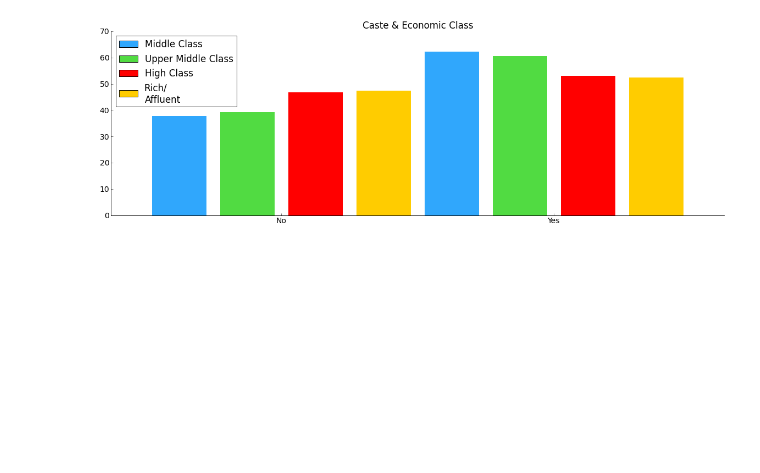
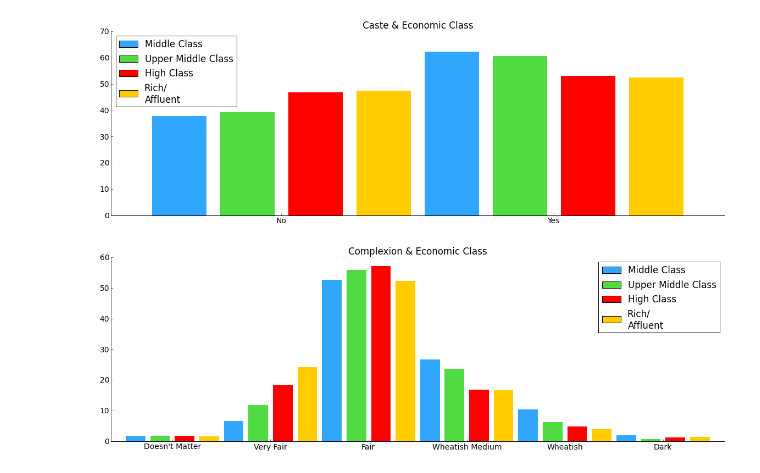
Before and after one commit to deadofied/ac299r, a Jupyter notebook: analysis_class.ipynb, the cells around one changed output. Drawn from its saved outputs; the diff is of its cells as text; code cells hidden in the pictures; blank space fills up the shorter version.

```diff
--- a/analysis_class.ipynb
+++ b/analysis_class.ipynb
@@ -153,6 +153,12 @@ profiles['values1']=profiles['values1'].map(lambda x: int(x) if not math.isnan(x
 profiles.values1.unique()
 # %% [output]
 array([  3.,  nan,   5.,   4.,   2.,   1.,   7.,   6.])
+# %%
+profiles.complexion1 = profiles.complexion1.replace({'Doesn\'t Matter':0, 'Very Fair ': 1, 'Very Fair': 1, 'Fair ': 2, 'Fair': 2, 'Whetish Medium ': 4, 'Whetish Medium': 4, 'Wheatish': 3, 'Wheatish ':3, 'Dark ':5, 'Dark':5})
+profiles['complexion1']=profiles['complexion1'].map(lambda x: int(x) if not math.isnan(x) else None)
+# %%
+profiles.body1 = profiles.body1.replace({'Slim': 1, 'Average': 2, 'Heavy': 3, 'Athletic': 4, 'Doesn\'t Matter':0})
+profiles['body1']=profiles['body1'].map(lambda x: int(x) if not math.isnan(x) else None)
 # %%
 def is_caste(caste):
     caste2 = str(caste)
@@ -403,3 +409,30 @@ xticks_locs, xticks_labels = plt.xticks([2.5, 6.5], ["No", "Yes"])
 remove_border()
 # %% [output]
 [figure]
+# %%
+y0 = np.bincount(profiles['complexion1'][(profiles["status1"] == 1)].dropna().astype(int))
+i = np.nonzero(y0)[0]
+y0 = [100 * float(n) / float(sum(y0)) for n in y0]
+
+y1 = np.bincount(profiles['complexion1'][(profiles["status1"] == 2)].dropna().astype(int))
+y1 = [100 * float(n) / float(sum(y1)) for n in y1]
+
+y2 = np.bincount(profiles['complexion1'][(profiles["status1"] == 3)].dropna().astype(int))
+y2 = [100 * float(n) / float(sum(y2)) for n in y2]
+
+y3 = np.bincount(profiles['complexion1'][(profiles["status1"] == 4)].dropna().astype(int))
+y3 = [100 * float(n) / float(sum(y3)) for n in y3]
+
+one = plt.bar([1, 5, 9, 13, 17, 21], height=y0, align='center', color='#30A7FC')
+two = plt.bar([2, 6, 10, 14, 18, 22], height=y1, align='center', color='#51DB42')
+three = plt.bar([3, 7, 11, 15, 19, 23], height=y2, align='center', color='r')
+four = plt.bar([4, 8, 12, 16, 20, 24], height=y3, align='center', color='#FFCC00')
+
+
+plt.title("Complexion & Economic Class")
+ax = plt.gca()
+ax.legend( (one[0], two[0], three[0], four[0]), ('Middle Class', 'Upper Middle Class', 'High Class', 'Rich/\nAffluent'))
+xticks_locs, xticks_labels = plt.xticks([2.5, 6.5, 10.5, 14.5, 18.5, 22.5], ["Doesn't Matter", "Very Fair", "Fair", "Wheatish Medium", "Wheatish", "Dark"])
+remove_border()
+# %% [output]
+[figure, added]
```
Also changed, not shown: parts of 1 cell of this notebook, 2 other files.
